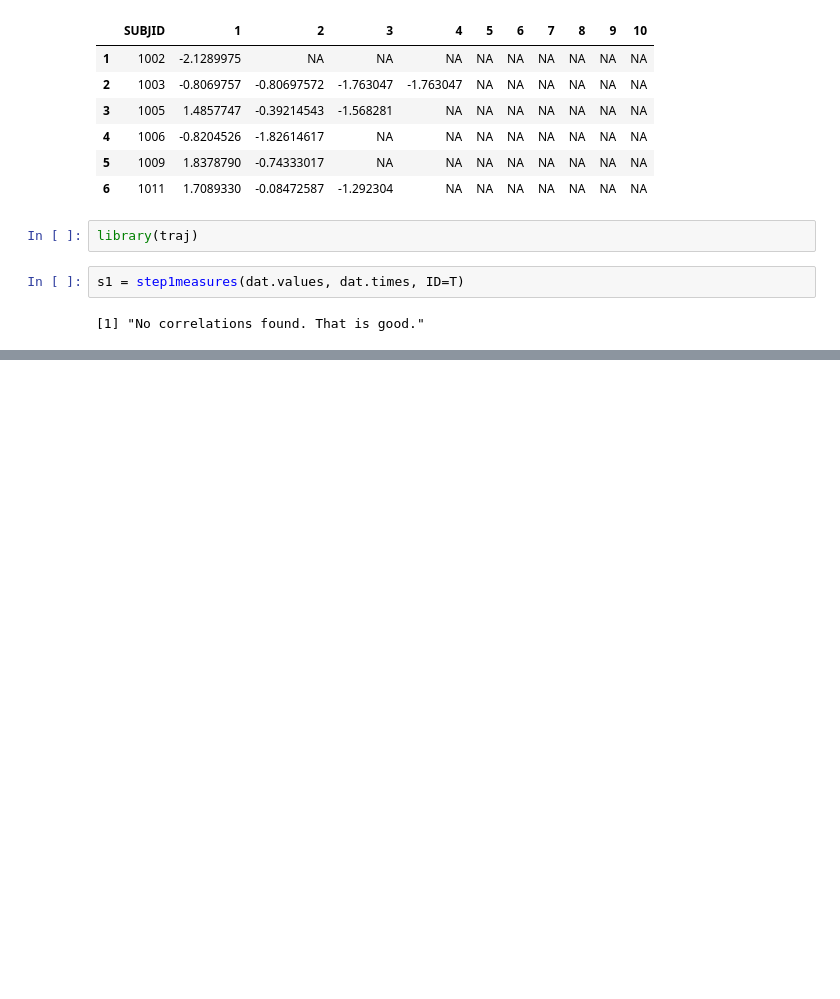
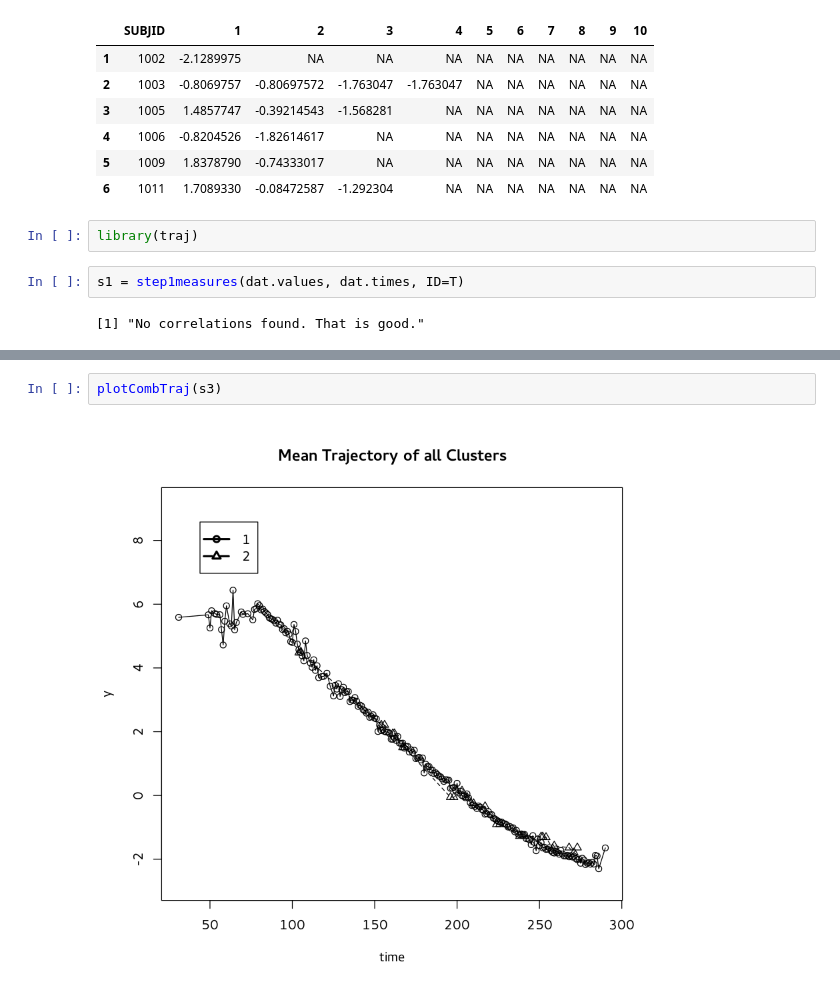
Before and after one commit to de-git/HBGDki-London, a Jupyter notebook: Ultrasound/notebooks/trajectory clustering.ipynb, the cells around one changed output, grey strips where cells are left out. Drawn from its saved outputs; the diff is of its cells as text; blank space fills up the shorter version.

```diff
--- a/Ultrasound/notebooks/trajectory clustering.ipynb
+++ b/Ultrasound/notebooks/trajectory clustering.ipynb
@@ -108,0 +115,4 @@ plotMedTraj(s3)
+# %%
+plotCombTraj(s3)
+# %% [output]
+[figure, added]
```
Also changed, not shown: parts of 3 cells of this notebook.
